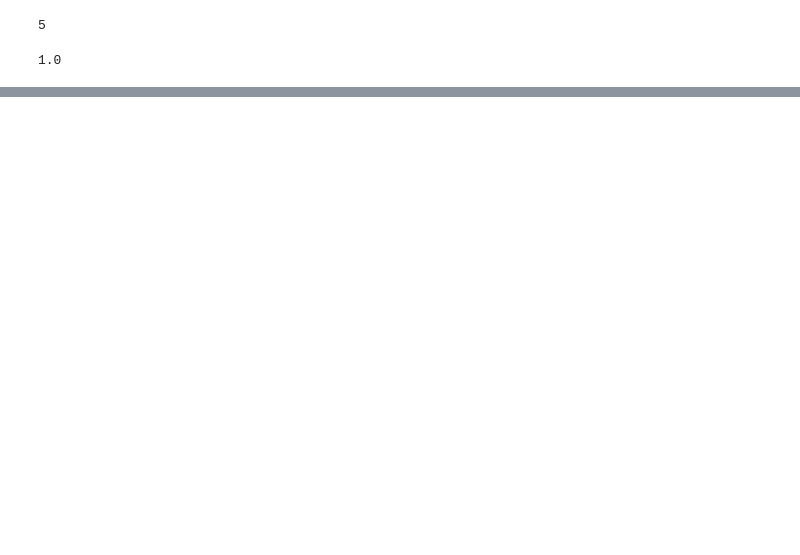
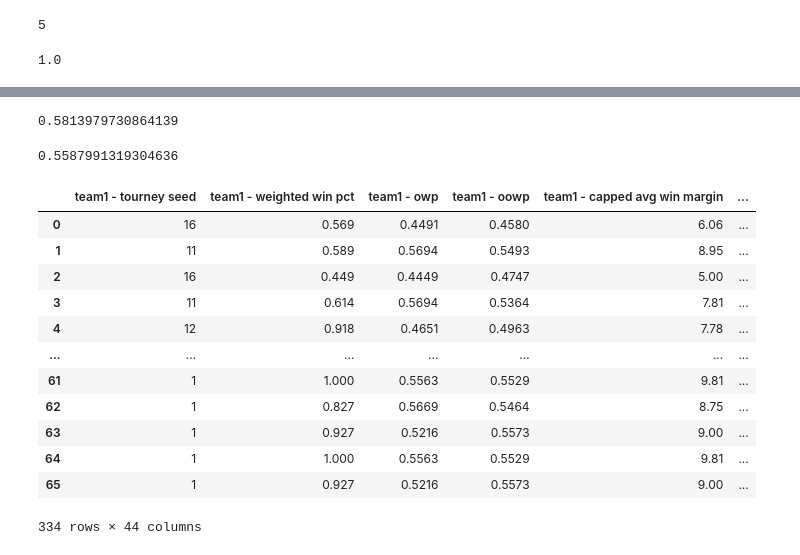
Before and after one commit to jhowenstein/march-madness-ML, a Jupyter notebook: March Madness - Model Investigation.ipynb, the cells around one changed output, grey strips where cells are left out. Cells and saved outputs as stored; diff of their text form; code cells hidden in the pictures; blank space fills up the shorter version.

Commit message:
Added support for prediction generation

```diff
--- a/March Madness - Model Investigation.ipynb
+++ b/March Madness - Model Investigation.ipynb
@@ -46,4 +46,4 @@ analysis.calc_seasons_features()
 2013
 ... (3 outputs left out)
 # %%
-training_seasons, test_seasons = analysis.train_test_split_seasons()
+#training_seasons, test_seasons = analysis.train_test_split_seasons()
@@ -50,2 +52,2 @@ training_seasons, test_seasons = analysis.train_test_split_seasons()
 # %%
-test_seasons
+test_seasons = [2016,2017,2018,2019,2021]
@@ -510,0 +513,6 @@ analysis.score_model_predictions(y_test,forest_pred)
+# %%
+feature_keys = ['tourney seed','weighted win pct','owp','oowp','capped avg win margin','capped std win margin',
+                'capped avg loss margin','capped std loss margin','close wins','close losses','weighted top64 wins',
+                'weighted top32 wins','weighted top16 wins','weighted top8 wins','weighted top64 losses',
+                'weighted top32 losses','weighted top16 losses','weighted top8 losses','last10 weighted win pct',
+                'last5 weighted win pct','conference tourney wins','conference champ']
@@ -510,0 +521,2 @@ analysis.score_model_predictions(y_test,forest_pred)
+# %%
+X_test, y_test = analysis.seasons_generate_tourney_model_data(feature_keys=feature_keys,seasons=test_seasons)
@@ -510,0 +587,24 @@ analysis.score_model_predictions(y_test,forest_pred)
+# %%
+analysis.score_model_predictions(y_test,logreg_pred)
+# %% [output]
+0.5813979730864139
+# %%
+analysis.score_model_predictions(y_test,forest_pred)
+# %% [output]
+0.5587991319304636
+# %%
+X_test
+# %% [output]
+|  | team1 - tourney seed | team1 - weighted win pct | team1 - owp | team1 - oowp | team1 - capped avg win margin | ... |
+| 0 | 16 | 0.569 | 0.4491 | 0.4580 | 6.06 | ... |
+| 1 | 11 | 0.589 | 0.5694 | 0.5493 | 8.95 | ... |
+| 2 | 16 | 0.449 | 0.4449 | 0.4747 | 5.00 | ... |
+| 3 | 11 | 0.614 | 0.5694 | 0.5364 | 7.81 | ... |
+| 4 | 12 | 0.918 | 0.4651 | 0.4963 | 7.78 | ... |
+| ... | ... | ... | ... | ... | ... | ... |
+| 61 | 1 | 1.000 | 0.5563 | 0.5529 | 9.81 | ... |
+| 62 | 1 | 0.827 | 0.5669 | 0.5464 | 8.75 | ... |
+| 63 | 1 | 0.927 | 0.5216 | 0.5573 | 9.00 | ... |
+| 64 | 1 | 1.000 | 0.5563 | 0.5529 | 9.81 | ... |
+| 65 | 1 | 0.927 | 0.5216 | 0.5573 | 9.00 | ... |
+334 rows × 44 columns
```
Also changed, not shown: parts of 89 cells of this notebook, 2 other files.
